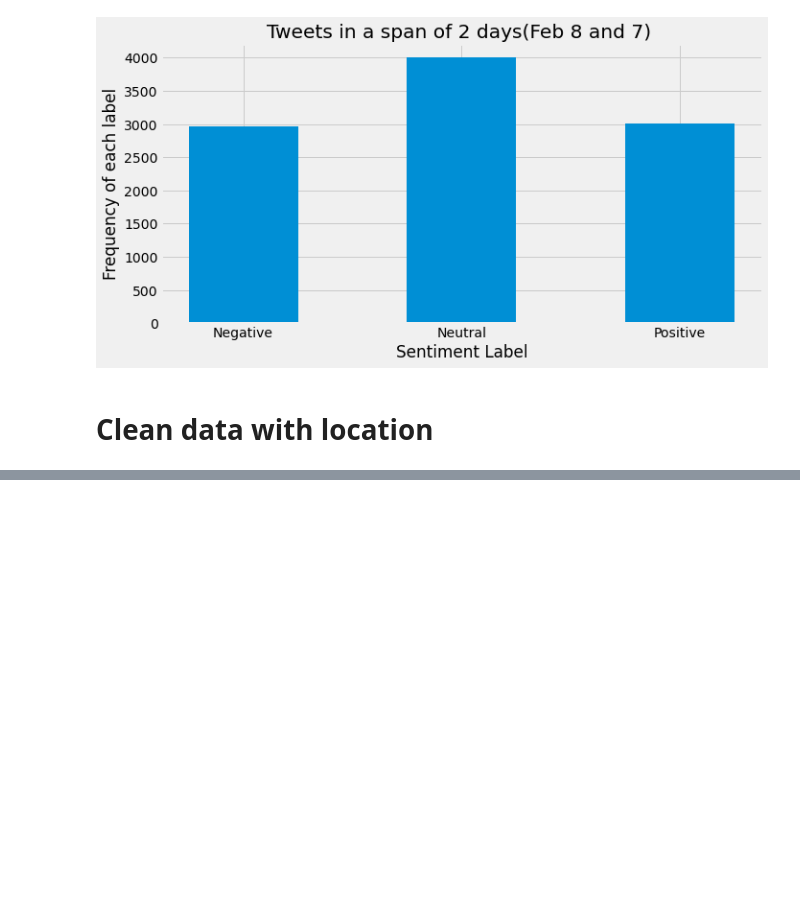
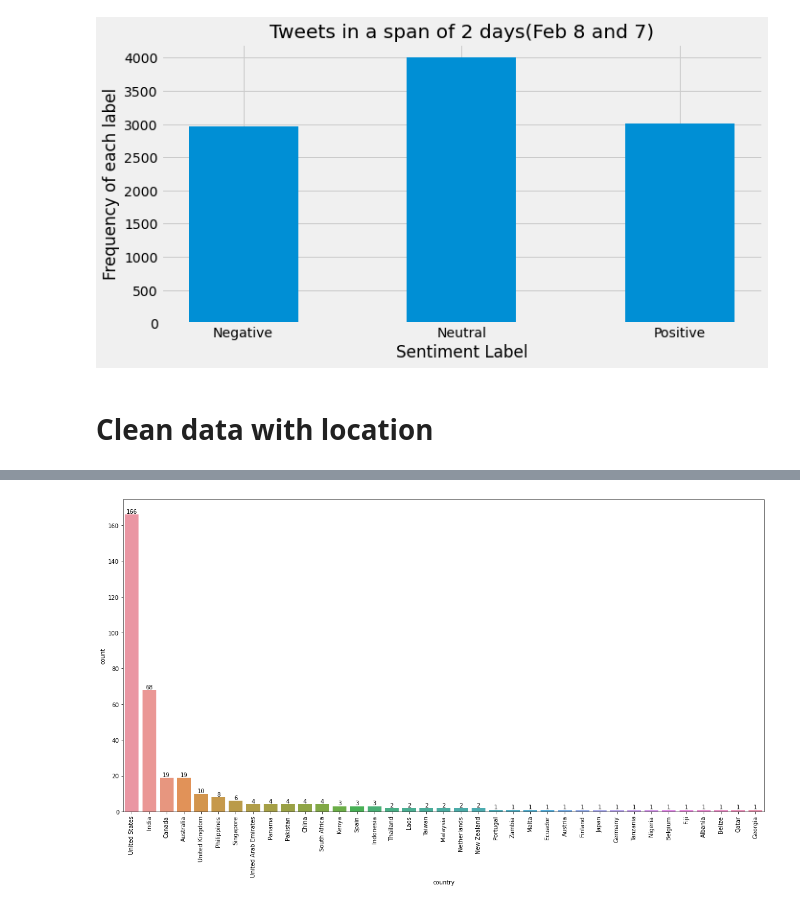
Before and after one commit to kaixuan98/EECS4080, a Jupyter notebook: dataViz/visualization.ipynb, the cells around one changed output, grey strips where cells are left out. Cells and saved outputs as stored; diff of their text form; code cells hidden in the pictures; blank space fills up the shorter version.

```diff
--- a/dataViz/visualization.ipynb
+++ b/dataViz/visualization.ipynb
@@ -182,0 +190,10 @@ array(['Singapore', ' United States', ' Spain', ' Italy', nan,
+# %%
+plt.figure(figsize=(20,10))
+ax = sns.countplot(x="country", data=loc_df, order = loc_df['country'].value_counts().index)
+ax.set_xticklabels(ax.get_xticklabels(),rotation = 90)
+for container in ax.containers:
+    ax.bar_label(container)
+plt.show()
+plt.close()
+# %% [output]
+[figure, added]
```
Also changed, not shown: parts of 17 cells of this notebook, 6 other files.
